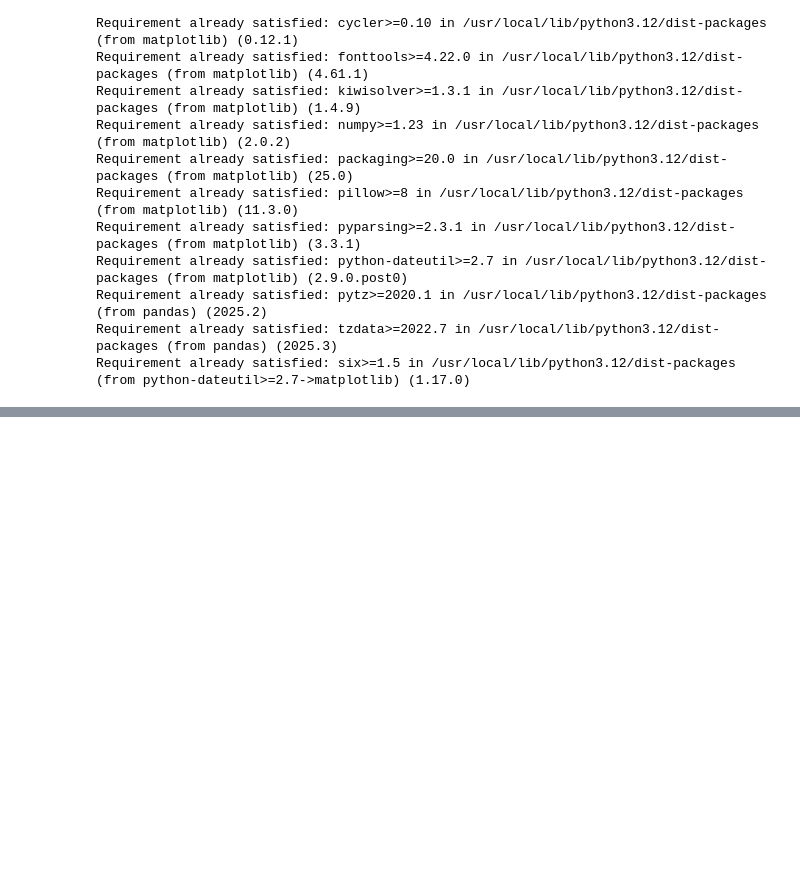
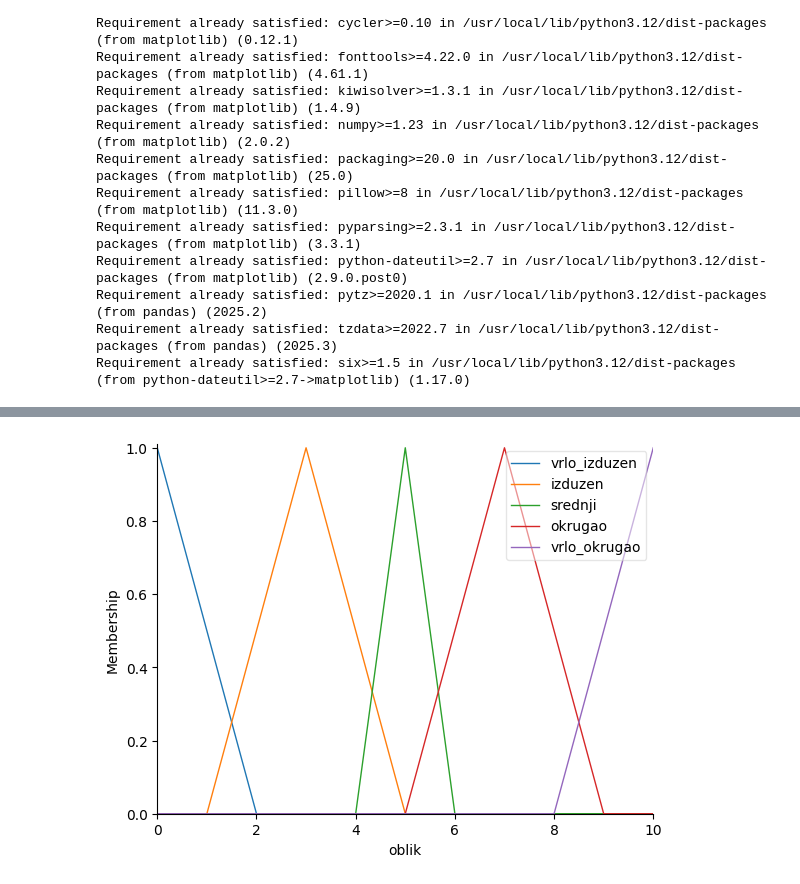
Before and after one commit to lvidak/UUI_projekt, a Jupyter notebook: UUI_projekt.ipynb, the cells around one changed output, grey strips where cells are left out. Saved outputs shown, nothing was run; the diff lists cells and outputs as text; code cells hidden in the pictures; blank space fills up the shorter version.

```diff
--- a/UUI_projekt.ipynb
+++ b/UUI_projekt.ipynb
@@ -87,0 +99,5 @@ ctrl_system = ctrl.ControlSystem(rules)
+# %%
+oblik.view()
+plt.show()
+# %% [output]
+[figure, added]
```
Also changed, not shown: parts of 5 cells of this notebook.
